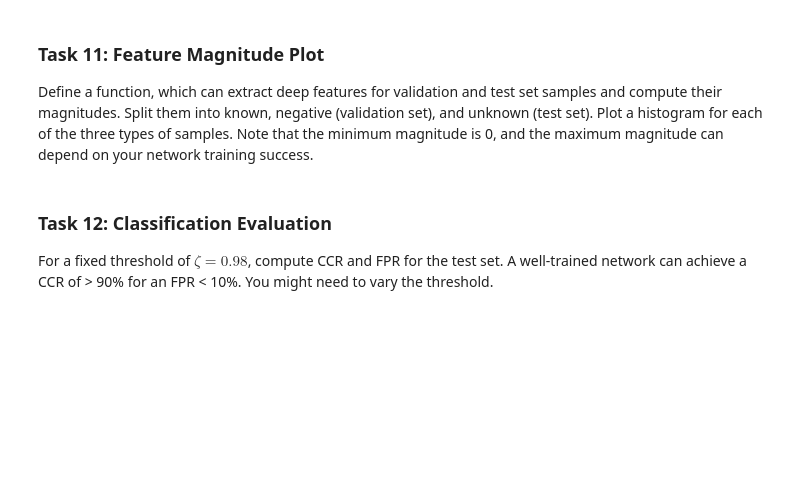
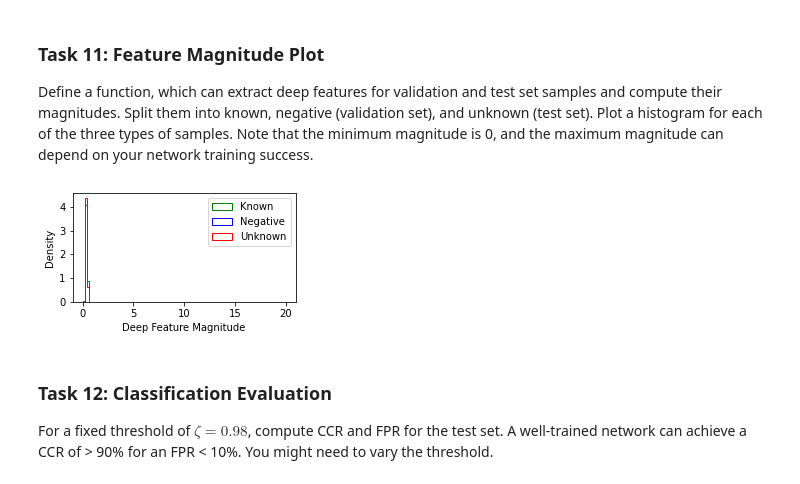
Before and after one commit to gparri610/Deep-Learning-FS24, a Jupyter notebook: DL-Assignment08.ipynb, the cells around one changed output. Drawn from its saved outputs; the diff is of its cells as text; code cells hidden in the pictures; blank space fills up the shorter version.

```diff
--- a/DL-Assignment08.ipynb
+++ b/DL-Assignment08.ipynb
@@ -237,7 +262,7 @@ class AdaptedSoftMax(torch.autograd.Function):
     # save required values for backward pass
     ctx.save_for_backward(y, targets)
     # compute loss
-    loss = -torch.sum(targets*y, dim=1)
+    loss = -torch.sum(targets*y)
     return loss
 
   # implement Jacobian
@@ -246,7 +271,7 @@ class AdaptedSoftMax(torch.autograd.Function):
     # get results stored from forward pass
     y, targets = ctx.saved_tensors
     # compute derivative of loss w.r.t. the logits
-    dJ_dz = y - targets
+    dJ_dz = y - result#targets
     # return the derivatives; none for derivative for the targets
     return dJ_dz, None
 
@@ -273,6 +298,17 @@ Implement a function to compute the confidence value for a given batch of sample
 Compute Softmax confidence and split these confidences between known and unknown classes.
 For samples from known classes, sum up the SoftMax confidences of the correct class.
 For unknown samples, sum 1 minus the maximum confidence for any of the known classes; also apply the $\frac1O$ correction for the minimum possible SoftMax confidence.
+# %%
+def confidence(logits, targets):
+  # compute softmax confidences
+  y = torch.nn.functional.softmax(logits, dim=1)
+
+  # split between known and unknown
+  known = torch.tensor([i for i in range(len(targets)) if max(targets[i]) == 1], dtype=torch.long)
+  unknown = torch.tensor([i for i in range(len(targets)) if max(targets[i]) == 0.25], dtype=torch.long)
+  conf_known = torch.sum(y[known])
+  conf_unknown = 1-torch.max(y[unknown], dim=1).values + 1./targets.shape[0]
+  return conf_known + conf_unknown
 # %% [markdown]
 ### Test 3: Check Confidence Implementation
 
@@ -398,6 +433,6 @@ def train(network,epochs, eta, momentum, loss_function):
 
 Instantiate network with $K1=K2=32$, $K=20$ and $O = 4$. Train the network for 30 epochs with an appropriate learning rate (the optimal learning rate might depend on your loss function implementation and can vary between 0.1 and 0.00001), momentum=$0.9$, and call the function you defined in Task 9.
 # %%
-loss_function = ...
-network_adapted = ...
-network_adapted = train(...)
+loss_function = adapted_softmax
+network_adapted = Network()
+network_adapted = train(network_adapted, 1, 0.01, 0.9, loss_function)
@@ -426,47 +463,49 @@ def plot_features(network):
     # extract deep features magnitudes for validation set
     for x,t in validation_loader:
       # extract deep features (and logits)
-      ...
+      logits, deep_features = network(x)
       # compute norms
-      ...
+      norms = torch.norm(deep_features, dim=1)
       # split between known and unknown
-      ...
+      known_batch, known_targets, unknown_batch = split_known_unknown(norms, t)
       # collect norms of known samples
-      known.extend(...)
+      known.extend(known_batch)
       # collect norms of negative samples
-      negative.extend(...)
+      negative.extend([known_batch[i] for i in range(len(known_batch)) if max(known_targets[i]) == 0.25])
 
     for x,t in test_loader:
       # extract deep features (and logits)
-      ...
+      logits, deep_features = network(x)
       # compute norms
-      ...
+      norms = torch.norm(deep_features, dim=1)
       # split between known and unknown
-      ...
+      known_batch, known_targets, unknown_batch = split_known_unknown(norms, t)
       # collect norms of known samples
-      known.extend(...)
+      known.extend(known_batch)
       # collect norms of unknown samples
-      unknown.extend()
+      unknown.extend(unknown_batch)
 
 
   # plot the norms as histograms
   from matplotlib import pyplot
   pyplot.figure(figsize=(4,2))
 
   # keep the same maximum magnitude
   max_mag = 20
   # plot the three histograms
   pyplot.hist(known, bins=100, range=(0,max_mag), density=True, color="g", histtype="step", label="Known")
   pyplot.hist(negative, bins=100, range=(0,max_mag), density=True, color="b", histtype="step", label="Negative")
   pyplot.hist(unknown, bins=100, range=(0,max_mag), density=True, color="r", histtype="step", label="Unknown")
 
   # beautify plot
   pyplot.legend()
   pyplot.xlabel("Deep Feature Magnitude")
   pyplot.ylabel("Density")
 
 
-plot_features(...)
+plot_features(network_adapted)
+# %% [output]
+[figure, added]
 # %% [markdown]
 ### Task 12: Classification Evaluation
 
```
Also changed, not shown: parts of 6 cells of this notebook.
